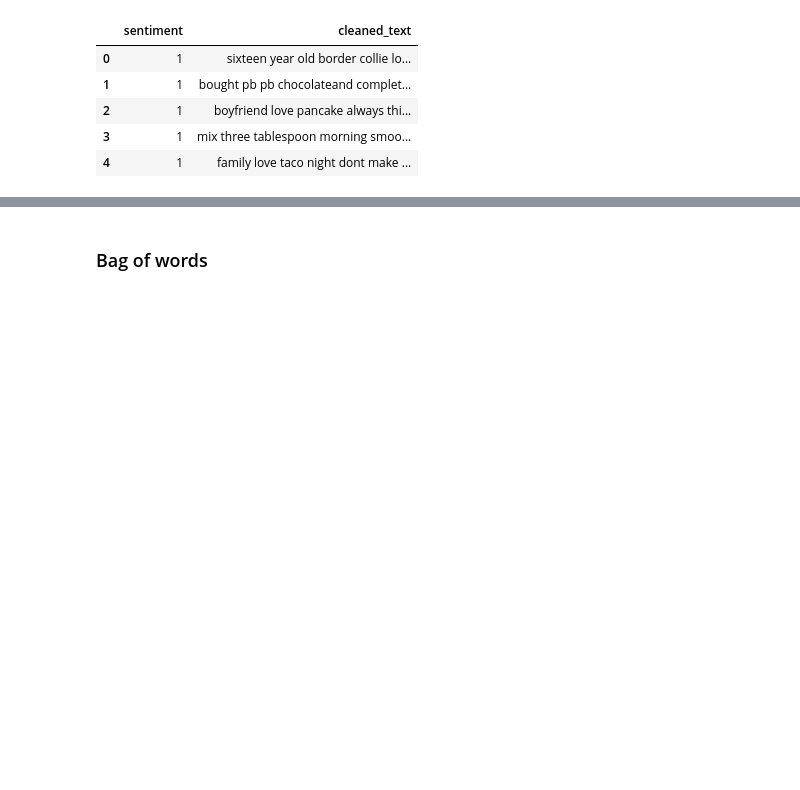
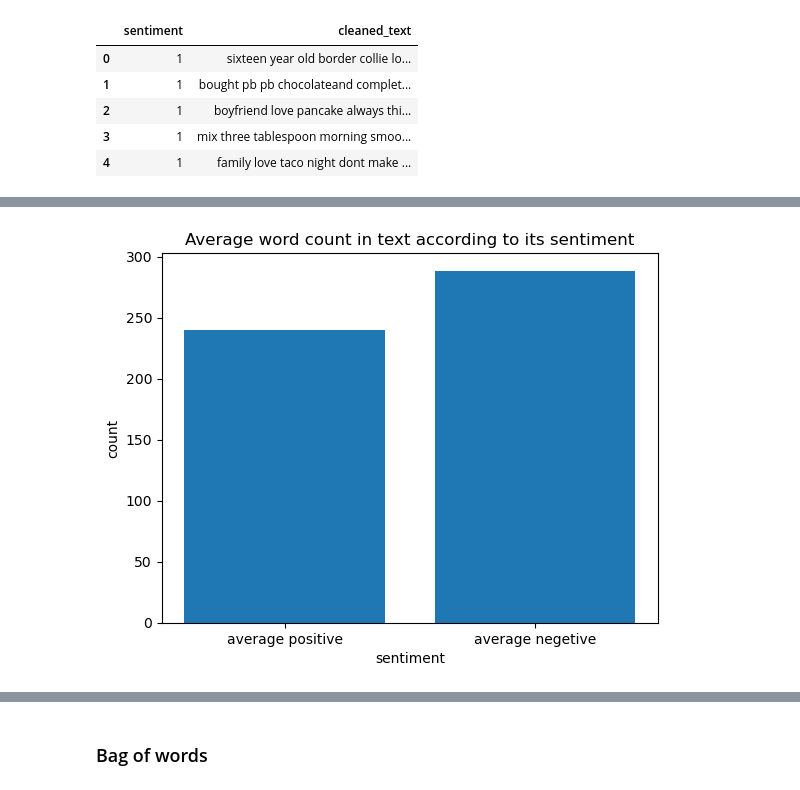
Before and after one commit to urusha-shrestha/nlp_01, a Jupyter notebook: 03_text_vectorization.ipynb, the cells around one changed output, grey strips where cells are left out. Saved outputs shown, nothing was run; the diff lists cells and outputs as text; code cells hidden in the pictures; blank space fills up the shorter version.

```diff
--- a/03_text_vectorization.ipynb
+++ b/03_text_vectorization.ipynb
@@ -19,0 +33,12 @@ df.head()
+# %%
+positive_avg = df[df['sentiment'] ==1]['cleaned_text'].str.len().mean()
+negetive_avg = df[df['sentiment'] ==0]['cleaned_text'].str.len().mean()
+# %%
+plt.bar(x=['average positive', 'average negetive'],height=[positive_avg,negetive_avg])
+plt.title('Average word count in text according to its sentiment')
+plt.ylabel('count')
+plt.xlabel('sentiment')
+
+plt.show()
+# %% [output]
+[figure, added]
```
Also changed, not shown: parts of 32 cells of this notebook, 2 other files.
